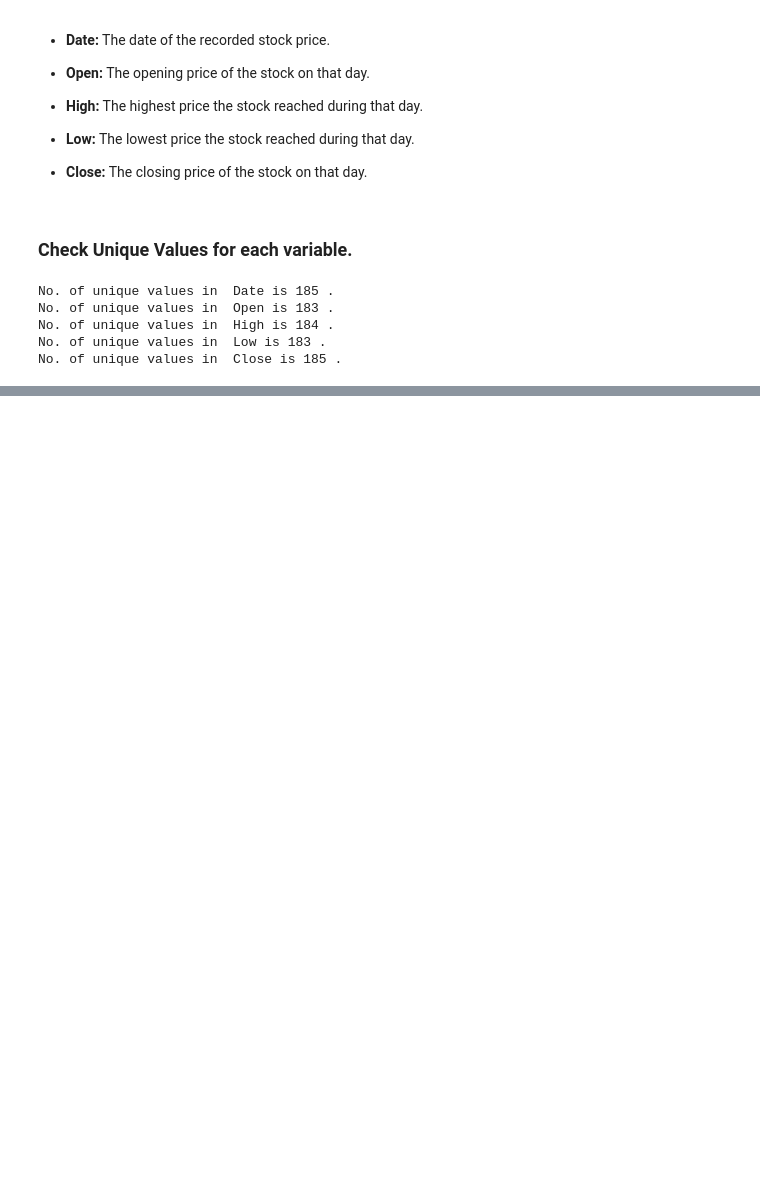
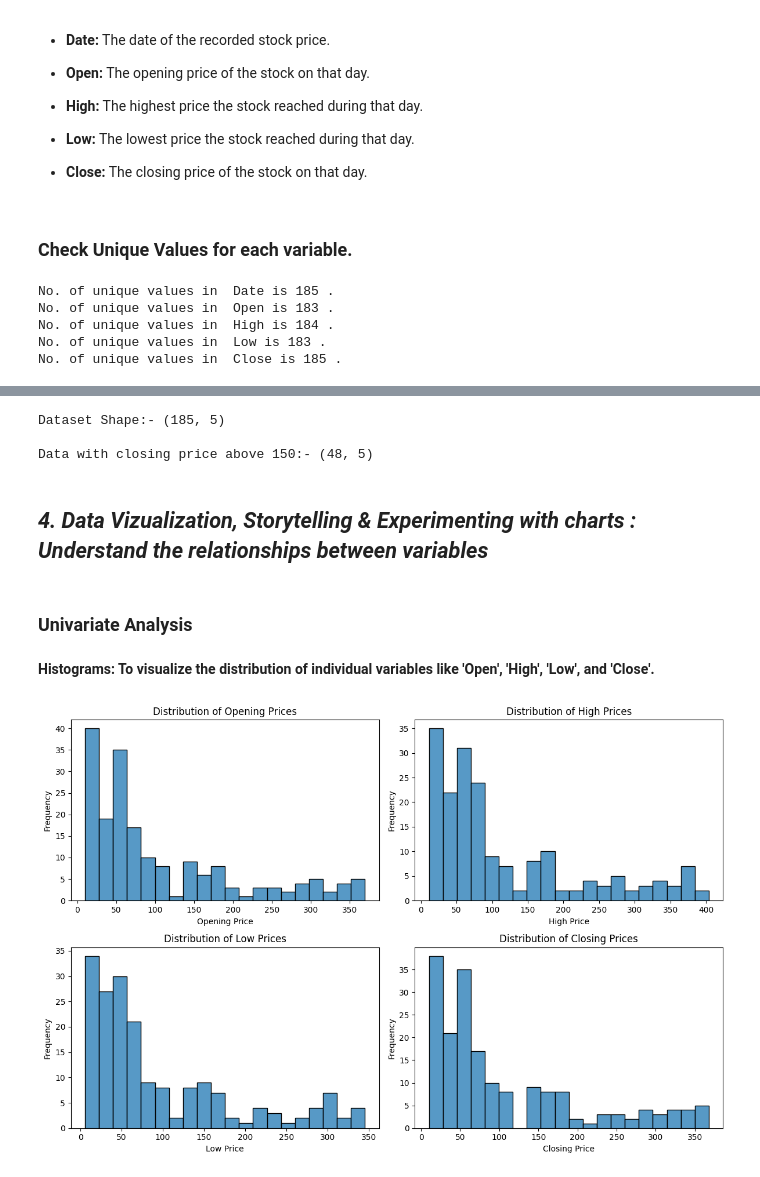
Before and after one commit to KRamBalaji/Stock-Closing-Price-Prediction, a Jupyter notebook: Stock_Closing_Price_Prediction.ipynb, the cells around one changed output, grey strips where cells are left out. Cells and saved outputs as stored; diff of their text form; code cells hidden in the pictures; blank space fills up the shorter version.

Commit message:
completed data wrangling, data visualisation and hypothesis testing

```diff
--- a/Stock_Closing_Price_Prediction.ipynb
+++ b/Stock_Closing_Price_Prediction.ipynb
@@ -222,0 +227,11 @@ No. of unique values in  Close is 185 .
+# %%
+# Create a copy of the current dataset and assigning to df
+df = dataset.copy()
+
+# Checking Shape of True Value
+# In this case, we'll check for a specific condition related to stock price,
+# e.g., closing price above a certain threshold.
+print("No. of days with closing price above 150: ", len(df[df['Close'] > 150]))
+
+# Assigning data with closing price above 150 to variable df_high_price
+df_high_price = df[(df['Close'] > 150)]
@@ -222,0 +240,3 @@ No. of unique values in  Close is 185 .
+# %%
+# Convert 'Date' column to datetime
+df['Date'] = pd.to_datetime(df['Date'], format='%b-%y', errors='coerce')
@@ -222,0 +275,51 @@ No. of unique values in  Close is 185 .
+# %%
+print("Dataset Shape:-", df.shape)
+print(" ")
+print("Data with closing price above 150:-", df_high_price.shape)
+print(" ")
+# %% [output]
+Dataset Shape:- (185, 5)
+
+Data with closing price above 150:- (48, 5)
+# %% [markdown]
+## ***4. Data Vizualization, Storytelling & Experimenting with charts : Understand the relationships between variables***
+# %% [markdown]
+### **Univariate Analysis**
+# %% [markdown]
+**Histograms: To visualize the distribution of individual variables like 'Open', 'High', 'Low', and 'Close'.**
+# %%
+import matplotlib.pyplot as plt
+import seaborn as sns
+
+# Create subplots for each variable
+fig, axes = plt.subplots(2, 2, figsize=(12, 8))
+
+# Histogram for 'Open'
+sns.histplot(df['Open'], bins=20, ax=axes[0, 0])
+axes[0, 0].set_title('Distribution of Opening Prices')
+axes[0, 0].set_xlabel('Opening Price')
+axes[0, 0].set_ylabel('Frequency')
+
+# Histogram for 'High'
+sns.histplot(df['High'], bins=20, ax=axes[0, 1])
+axes[0, 1].set_title('Distribution of High Prices')
+axes[0, 1].set_xlabel('High Price')
+axes[0, 1].set_ylabel('Frequency')
+
+# Histogram for 'Low'
+sns.histplot(df['Low'], bins=20, ax=axes[1, 0])
+axes[1, 0].set_title('Distribution of Low Prices')
+axes[1, 0].set_xlabel('Low Price')
+axes[1, 0].set_ylabel('Frequency')
+
+# Histogram for 'Close'
+sns.histplot(df['Close'], bins=20, ax=axes[1, 1])
+axes[1, 1].set_title('Distribution of Closing Prices')
+axes[1, 1].set_xlabel('Closing Price')
+axes[1, 1].set_ylabel('Frequency')
+
+# Adjust layout and display the plot
+plt.tight_layout()
+plt.show()
+# %% [output]
+[figure, added]
```
Also changed, not shown: parts of 65 cells of this notebook.
